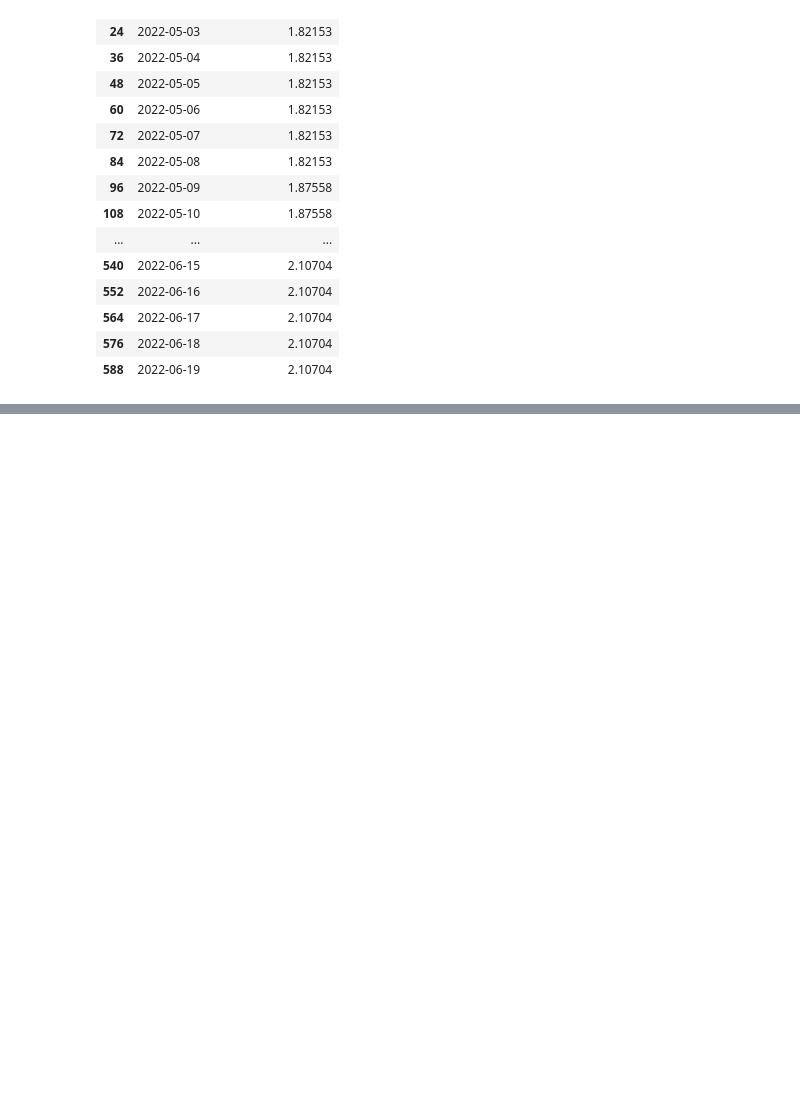
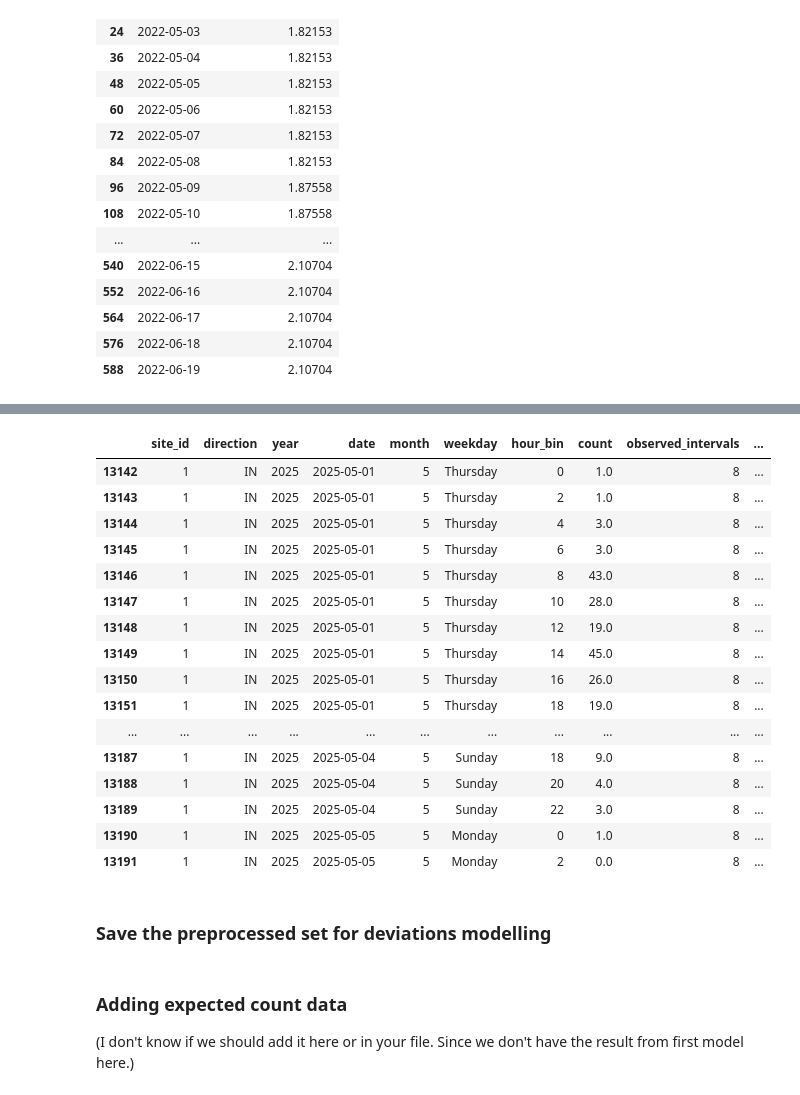
Before and after one commit to annasolodka/mda-cycling-traffic-analysis, a Jupyter notebook: notebooks/02_preprocess_counts.ipynb, the cells around one changed output, grey strips where cells are left out. Cells and saved outputs as stored; diff of their text form; code cells hidden in the pictures; blank space fills up the shorter version.

Commit message:
Save preprocessing step

```diff
--- a/notebooks/02_preprocess_counts.ipynb
+++ b/notebooks/02_preprocess_counts.ipynb
@@ -1041,0 +1390,7 @@ counts_model_final[
+# %%
+# Ensure the date columns are datetime objects
+outdoor_music_events['date'] = pd.to_datetime(outdoor_music_events['date'])
+
+# Initialize the new columns
+data_20252026_clean['is_outdoor_music'] = 0
+data_20252026_clean['outdoor_music_event_type'] = "None"  # Default to "None" for normal days
@@ -1041,0 +1459,7 @@ counts_model_final[
+# %%
+# Ensure the date columns are datetime objects
+indoor_music_events['date'] = pd.to_datetime(indoor_music_events['date'])
+
+# Initialize the new columns
+data_20252026_clean['is_indoor_music'] = 0
+data_20252026_clean['indoor_music_event_type'] = "None"  # Default to "None" for normal days
@@ -1041,0 +1526,26 @@ counts_model_final[
+# %%
+# Ensure the date columns are datetime objects
+sport_events['date'] = pd.to_datetime(sport_events['date'])
+
+# Initialize the new columns
+data_20252026_clean['is_sport_event'] = 0
+data_20252026_clean['sport_event_type'] = "None"  # Default to "None"
+# %%
+# Loop through each sport event and update the corresponding columns
+for index, row in sport_events.iterrows():
+    # 1. Extract Event Information
+    event_date = row['date']
+    loc = str(row['location']).strip()
+
+    current_event_type = str(row['event type']).strip()
+
+    # 2. Check conditions
+    date_mask = (data_20252026_clean['date'] == event_date)
+    loc_mask = (data_20252026_clean['geopy_municipality'] == loc) | (data_20252026_clean['geopy_province'] == loc)
+
+    # The combined mask where BOTH conditions are True
+    final_match_mask = date_mask & loc_mask
+
+    # Update BOTH columns for the matching rows!
+    data_20252026_clean.loc[final_match_mask, 'is_sport_event'] = 1
+    data_20252026_clean.loc[final_match_mask, 'sport_event_type'] = current_event_type
@@ -1041,0 +1573,24 @@ counts_model_final[
+# %%
+# Check how they look in the data
+pd.set_option("display.max_columns", None)
+data_20252026_clean.head(50)
+# %% [output]
+|  | site_id | direction | year | date | month | weekday | hour_bin | count | observed_intervals | ... |
+| 13142 | 1 | IN | 2025 | 2025-05-01 | 5 | Thursday | 0 | 1.0 | 8 | ... |
+| 13143 | 1 | IN | 2025 | 2025-05-01 | 5 | Thursday | 2 | 1.0 | 8 | ... |
+| 13144 | 1 | IN | 2025 | 2025-05-01 | 5 | Thursday | 4 | 3.0 | 8 | ... |
+| 13145 | 1 | IN | 2025 | 2025-05-01 | 5 | Thursday | 6 | 3.0 | 8 | ... |
+| 13146 | 1 | IN | 2025 | 2025-05-01 | 5 | Thursday | 8 | 43.0 | 8 | ... |
+| 13147 | 1 | IN | 2025 | 2025-05-01 | 5 | Thursday | 10 | 28.0 | 8 | ... |
+| 13148 | 1 | IN | 2025 | 2025-05-01 | 5 | Thursday | 12 | 19.0 | 8 | ... |
+| 13149 | 1 | IN | 2025 | 2025-05-01 | 5 | Thursday | 14 | 45.0 | 8 | ... |
+| 13150 | 1 | IN | 2025 | 2025-05-01 | 5 | Thursday | 16 | 26.0 | 8 | ... |
+| 13151 | 1 | IN | 2025 | 2025-05-01 | 5 | Thursday | 18 | 19.0 | 8 | ... |
+| ... | ... | ... | ... | ... | ... | ... | ... | ... | ... | ... |
+| 13187 | 1 | IN | 2025 | 2025-05-04 | 5 | Sunday | 18 | 9.0 | 8 | ... |
+| 13188 | 1 | IN | 2025 | 2025-05-04 | 5 | Sunday | 20 | 4.0 | 8 | ... |
+| 13189 | 1 | IN | 2025 | 2025-05-04 | 5 | Sunday | 22 | 3.0 | 8 | ... |
+| 13190 | 1 | IN | 2025 | 2025-05-05 | 5 | Monday | 0 | 1.0 | 8 | ... |
+| 13191 | 1 | IN | 2025 | 2025-05-05 | 5 | Monday | 2 | 0.0 | 8 | ... |
+# %% [markdown]
+### Save the preprocessed set for deviations modelling
@@ -1041,0 +1599,4 @@ counts_model_final[
+# %% [markdown]
+### Adding expected count data
+
+(I don't know if we should add it here or in your file. Since we don't have the result from first model here.)
```
Also changed, not shown: parts of 48 cells of this notebook.
